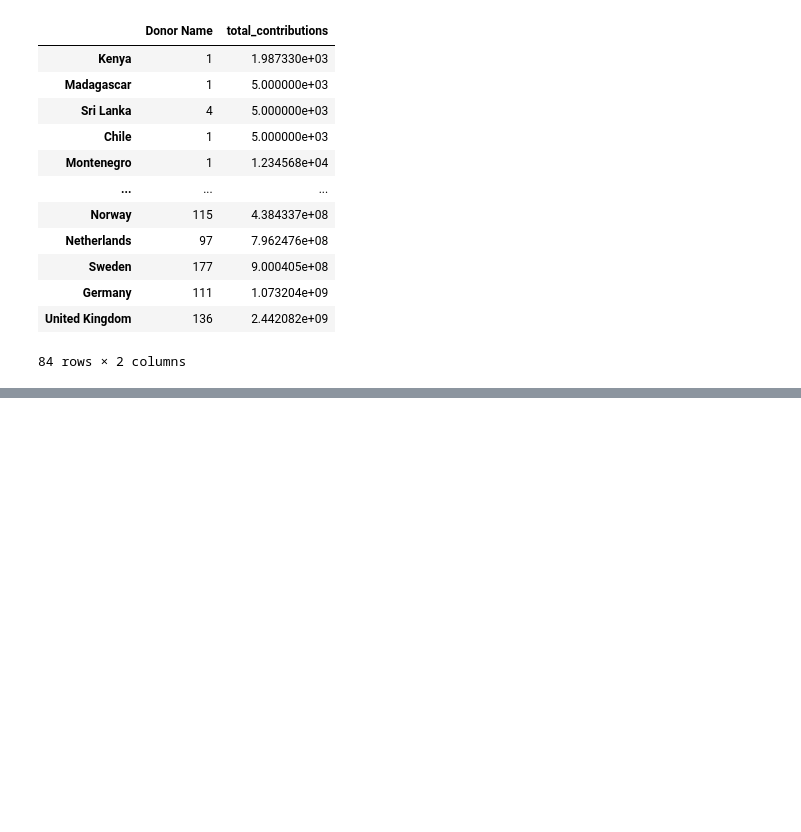
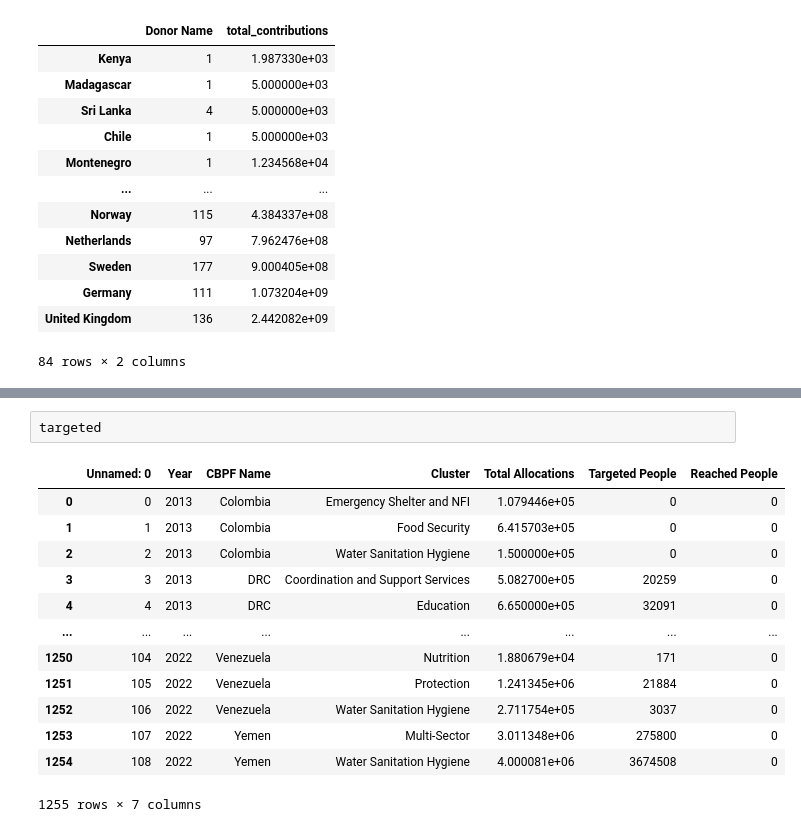
Before and after one commit to kamranuz/nis-network, a Jupyter notebook: data_analysis.ipynb, the cells around one changed output, grey strips where cells are left out. Saved outputs shown, nothing was run; the diff lists cells and outputs as text; blank space fills up the shorter version.

```diff
--- a/data_analysis.ipynb
+++ b/data_analysis.ipynb
@@ -119,0 +147,16 @@ poor_weight
+# %%
+targeted
+# %% [output]
+|  | Unnamed: 0 | Year | CBPF Name | Cluster | Total Allocations | Targeted People | Reached People |
+| 0 | 0 | 2013 | Colombia | Emergency Shelter and NFI | 1.079446e+05 | 0 | 0 |
+| 1 | 1 | 2013 | Colombia | Food Security | 6.415703e+05 | 0 | 0 |
+| 2 | 2 | 2013 | Colombia | Water Sanitation Hygiene | 1.500000e+05 | 0 | 0 |
+| 3 | 3 | 2013 | DRC | Coordination and Support Services | 5.082700e+05 | 20259 | 0 |
+| 4 | 4 | 2013 | DRC | Education | 6.650000e+05 | 32091 | 0 |
+| ... | ... | ... | ... | ... | ... | ... | ... |
+| 1250 | 104 | 2022 | Venezuela | Nutrition | 1.880679e+04 | 171 | 0 |
+| 1251 | 105 | 2022 | Venezuela | Protection | 1.241345e+06 | 21884 | 0 |
+| 1252 | 106 | 2022 | Venezuela | Water Sanitation Hygiene | 2.711754e+05 | 3037 | 0 |
+| 1253 | 107 | 2022 | Yemen | Multi-Sector | 3.011348e+06 | 275800 | 0 |
+| 1254 | 108 | 2022 | Yemen | Water Sanitation Hygiene | 4.000081e+06 | 3674508 | 0 |
+1255 rows × 7 columns
```
Also changed, not shown: parts of 4 cells of this notebook.
